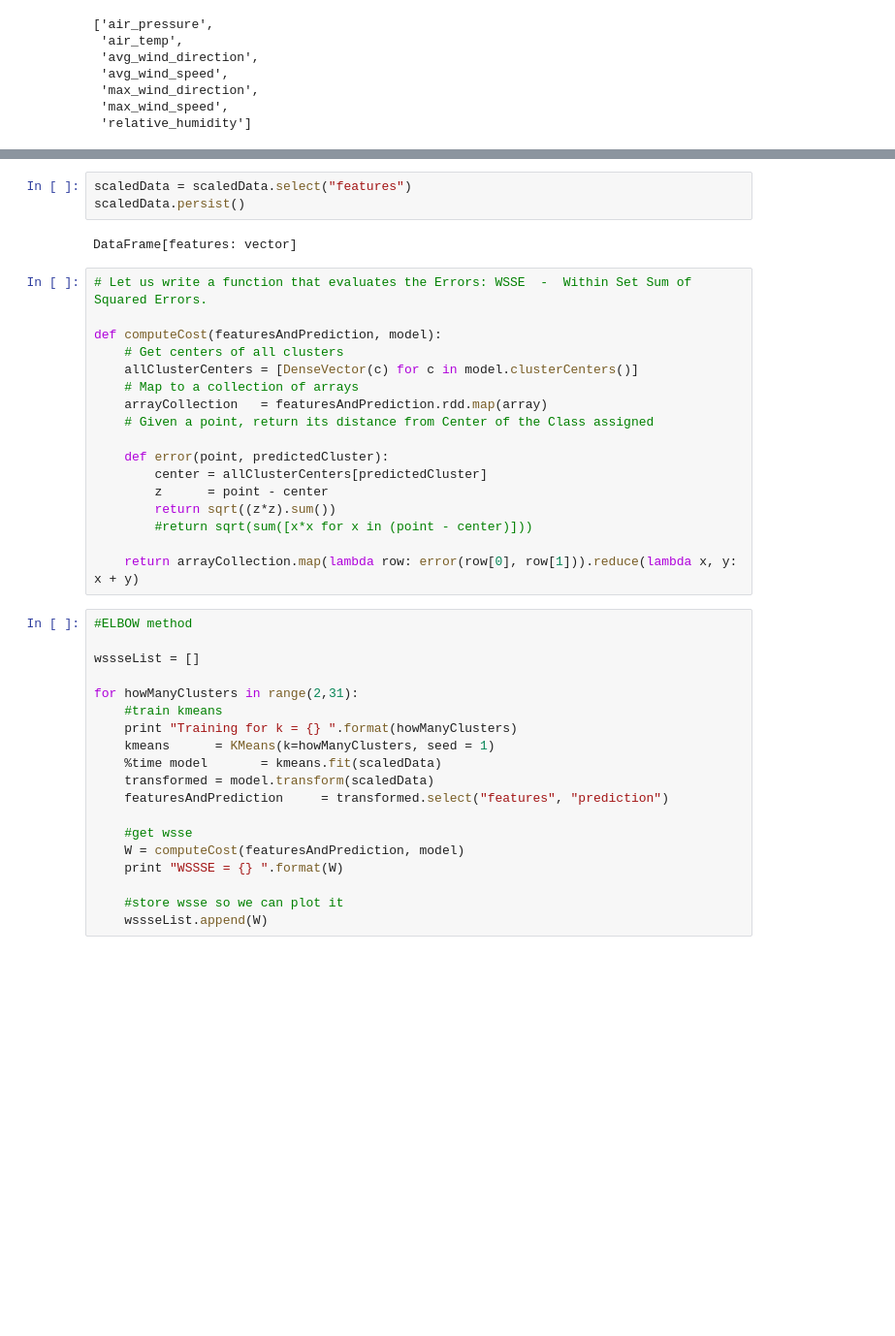
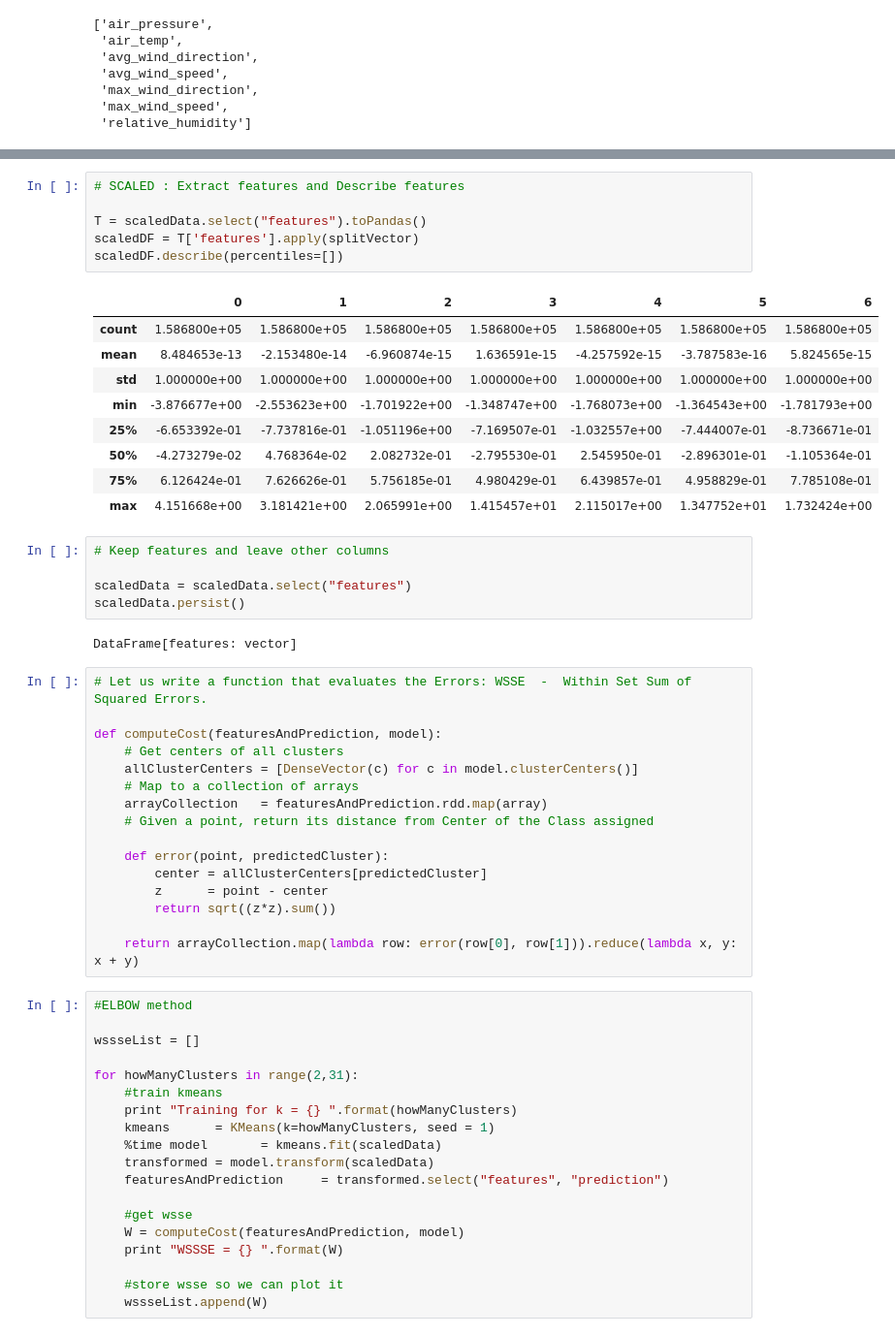
Before and after one commit to words-sdsc/courseraDataSimulation, a Jupyter notebook: course4-ML/Spark - Clustering.ipynb, the cells around one changed output, grey strips where cells are left out. Shown at 97% size. Drawn from its saved outputs; the diff is of its cells as text; blank space fills up the shorter version.

```diff
--- a/course4-ML/Spark - Clustering.ipynb
+++ b/course4-ML/Spark - Clustering.ipynb
@@ -93,4 +111,22 @@ scaledData = scalerModel.transform(assembled)
+# %%
+# SCALED : Extract features and Describe features
+
+T = scaledData.select("features").toPandas()
+scaledDF = T['features'].apply(splitVector)
+scaledDF.describe(percentiles=[])
+# %% [output]
+|  | 0 | 1 | 2 | 3 | 4 | 5 | 6 |
+| count | 1.586800e+05 | 1.586800e+05 | 1.586800e+05 | 1.586800e+05 | 1.586800e+05 | 1.586800e+05 | 1.586800e+05 |
+| mean | 8.484653e-13 | -2.153480e-14 | -6.960874e-15 | 1.636591e-15 | -4.257592e-15 | -3.787583e-16 | 5.824565e-15 |
+| std | 1.000000e+00 | 1.000000e+00 | 1.000000e+00 | 1.000000e+00 | 1.000000e+00 | 1.000000e+00 | 1.000000e+00 |
+| min | -3.876677e+00 | -2.553623e+00 | -1.701922e+00 | -1.348747e+00 | -1.768073e+00 | -1.364543e+00 | -1.781793e+00 |
+| 25% | -6.653392e-01 | -7.737816e-01 | -1.051196e+00 | -7.169507e-01 | -1.032557e+00 | -7.444007e-01 | -8.736671e-01 |
+| 50% | -4.273279e-02 | 4.768364e-02 | 2.082732e-01 | -2.795530e-01 | 2.545950e-01 | -2.896301e-01 | -1.105364e-01 |
+| 75% | 6.126424e-01 | 7.626626e-01 | 5.756185e-01 | 4.980429e-01 | 6.439857e-01 | 4.958829e-01 | 7.785108e-01 |
+| max | 4.151668e+00 | 3.181421e+00 | 2.065991e+00 | 1.415457e+01 | 2.115017e+00 | 1.347752e+01 | 1.732424e+00 |
 # %%
+# Keep features and leave other columns
+
 scaledData = scaledData.select("features")
 scaledData.persist()
 # %% [output]
@@ -109,7 +145,6 @@ def computeCost(featuresAndPrediction, model):
         center = allClusterCenters[predictedCluster]
         z      = point - center
         return sqrt((z*z).sum())
-        #return sqrt(sum([x*x for x in (point - center)]))
 
     return arrayCollection.map(lambda row: error(row[0], row[1])).reduce(lambda x, y: x + y)
 # %%
```
Also changed, not shown: parts of 23 cells of this notebook.
